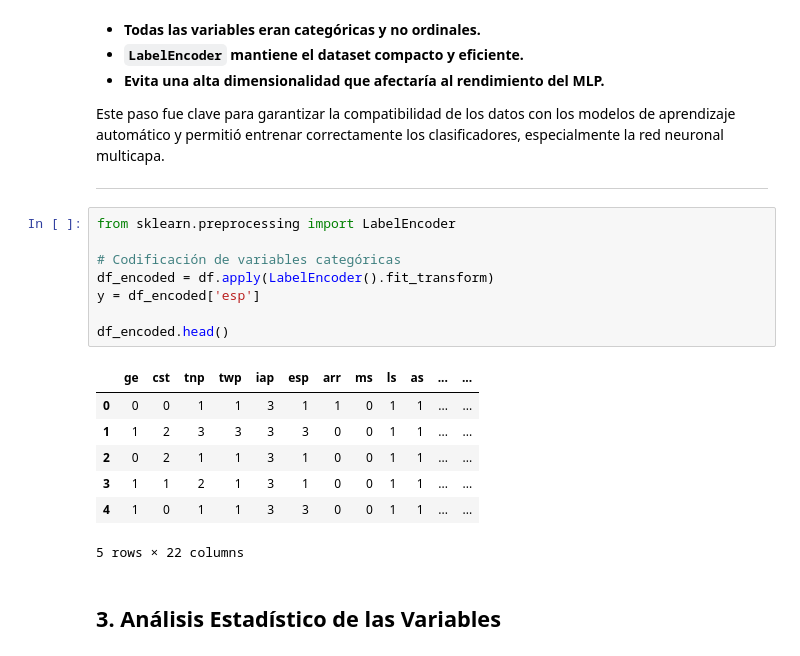
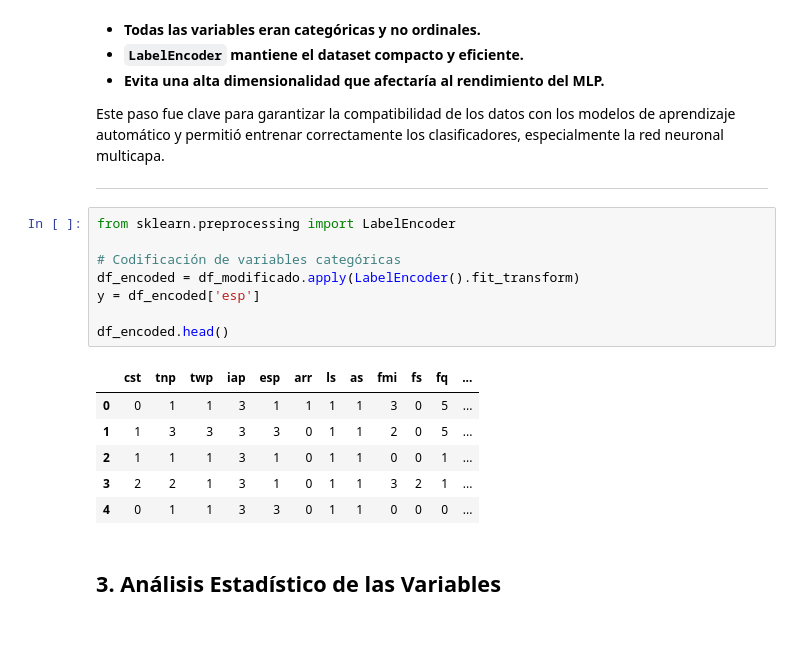
Before and after one commit to RicardoMFC/Proyecto-AA, a Jupyter notebook: Trabajo_Final2.ipynb, the cells around one changed output. Saved outputs shown, nothing was run; the diff lists cells and outputs as text.

```diff
--- a/Trabajo_Final2.ipynb
+++ b/Trabajo_Final2.ipynb
@@ -294,19 +294,18 @@ Este paso fue clave para garantizar la compatibilidad de los datos con los model
 # %%
 from sklearn.preprocessing import LabelEncoder
 
 # Codificación de variables categóricas
-df_encoded = df.apply(LabelEncoder().fit_transform)
+df_encoded = df_modificado.apply(LabelEncoder().fit_transform)
 y = df_encoded['esp']
 
 df_encoded.head()
 # %% [output]
-|  | ge | cst | tnp | twp | iap | esp | arr | ms | ls | as | ... | ... |
-| 0 | 0 | 0 | 1 | 1 | 3 | 1 | 1 | 0 | 1 | 1 | ... | ... |
-| 1 | 1 | 2 | 3 | 3 | 3 | 3 | 0 | 0 | 1 | 1 | ... | ... |
-| 2 | 0 | 2 | 1 | 1 | 3 | 1 | 0 | 0 | 1 | 1 | ... | ... |
-| 3 | 1 | 1 | 2 | 1 | 3 | 1 | 0 | 0 | 1 | 1 | ... | ... |
-| 4 | 1 | 0 | 1 | 1 | 3 | 3 | 0 | 0 | 1 | 1 | ... | ... |
+|  | cst | tnp | twp | iap | esp | arr | ls | as | fmi | fs | fq | ... |
+| 0 | 0 | 1 | 1 | 3 | 1 | 1 | 1 | 1 | 3 | 0 | 5 | ... |
+| 1 | 1 | 3 | 3 | 3 | 3 | 0 | 1 | 1 | 2 | 0 | 5 | ... |
+| 2 | 1 | 1 | 1 | 3 | 1 | 0 | 1 | 1 | 0 | 0 | 1 | ... |
+| 3 | 2 | 2 | 1 | 3 | 1 | 0 | 1 | 1 | 3 | 2 | 1 | ... |
+| 4 | 0 | 1 | 1 | 3 | 3 | 0 | 1 | 1 | 0 | 0 | 0 | ... |
-5 rows × 22 columns
 # %% [markdown]
 ## 3. Análisis Estadístico de las Variables
 # %% [markdown]
```
Also changed, not shown: parts of 6 cells of this notebook.
